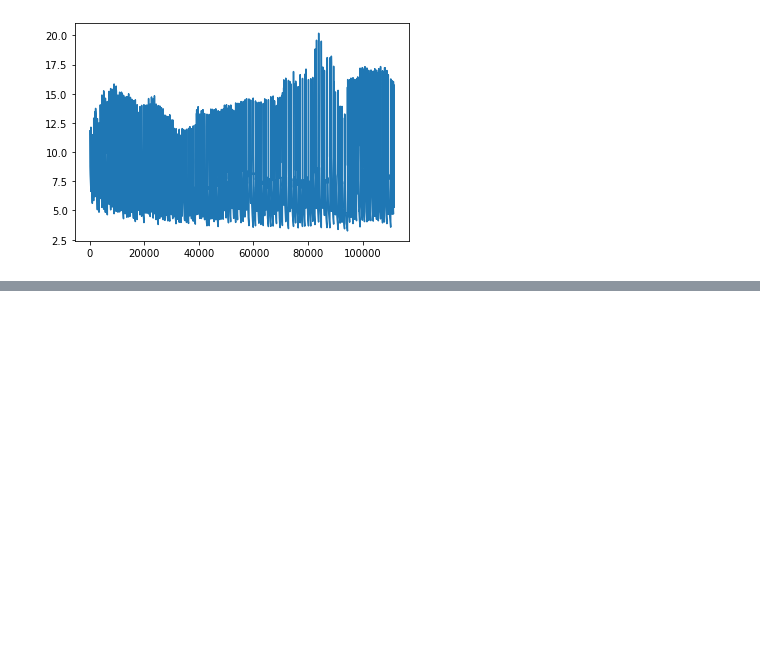
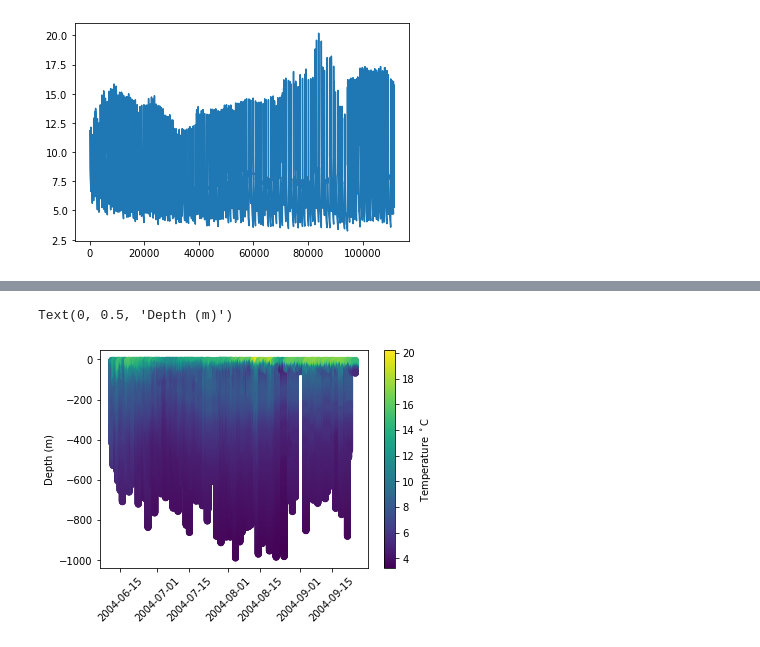
Before and after one commit to adityarn/MAR440_PythonModule, a Jupyter notebook: 03_Pandas.ipynb, the cells around one changed output, grey strips where cells are left out. Cells and saved outputs as stored; diff of their text form; code cells hidden in the pictures; blank space fills up the shorter version.

```diff
--- a/03_Pandas.ipynb
+++ b/03_Pandas.ipynb
@@ -323,3 +315,12 @@ plt.xticks(rotation=45)
 [figure]
+# %%
+SC = plt.scatter(meop.datetime, -meop.DEPTH, c=meop.TEMP)
+cbar = plt.colorbar(SC)
+cbar.set_label("Temperature $^\circ$C") # label accepts Latex math code
+plt.xticks(rotation=45); #semicolon suppresses any output to display
+plt.ylabel("Depth (m)");
+# %% [output]
+Text(0, 0.5, 'Depth (m)')
+[figure, added]
 # %%
 plt.plot(meop.datetime, meop.SAL)
```
Also changed, not shown: parts of 5 cells of this notebook.
